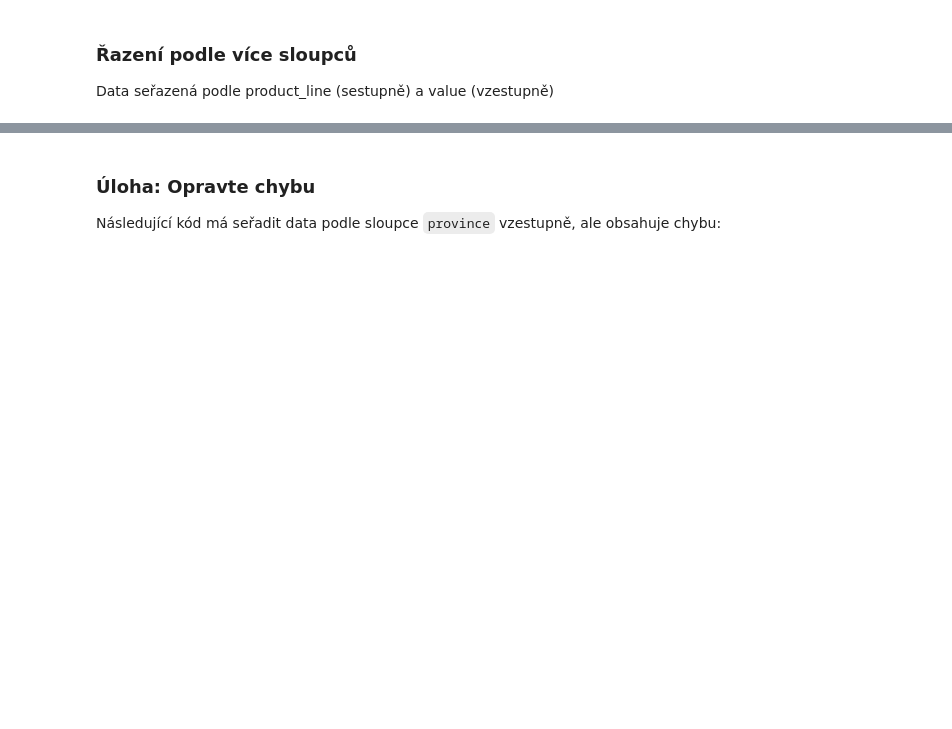
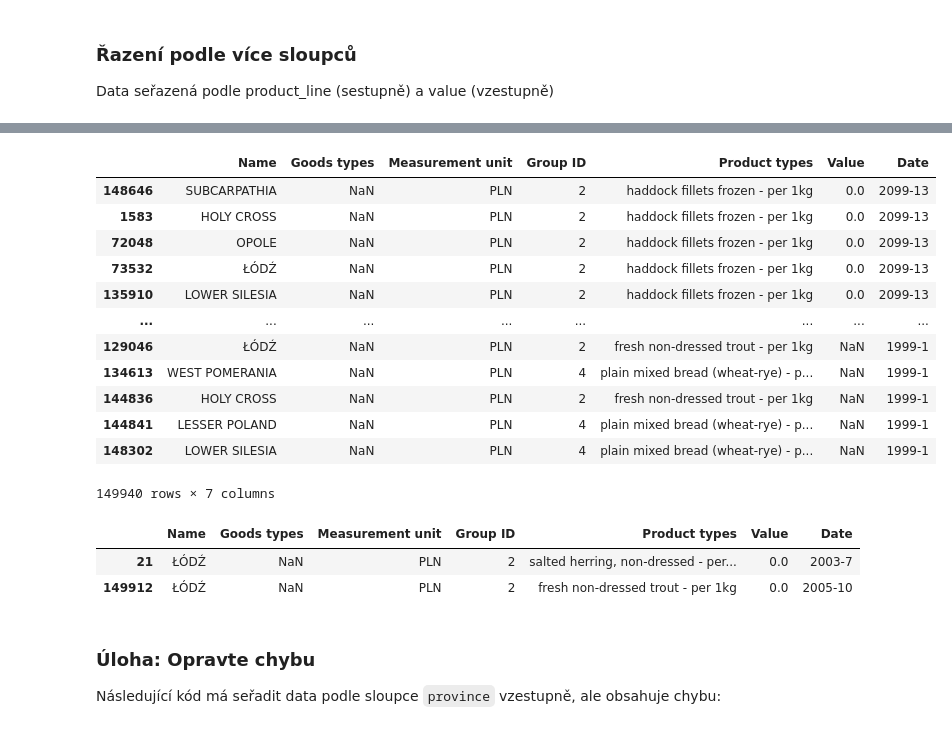
Before and after one commit to danakozakova/Python-CodersLab, a Jupyter notebook: Day_5/Day_5_02_Data_processing_part1_reseni.ipynb, the cells around one changed output, grey strips where cells are left out. Drawn from its saved outputs; the diff is of its cells as text; code cells hidden in the pictures; blank space fills up the shorter version.

```diff
--- a/Day_5/Day_5_02_Data_processing_part1_reseni.ipynb
+++ b/Day_5/Day_5_02_Data_processing_part1_reseni.ipynb
@@ -232,3 +383,19 @@ Data seřazená podle product_line (sestupně) a value (vzestupně)
+# %%
+df.sort_values(by = ['Value', 'Date'], ascending = [True, False])
+# %% [output]
+|  | Name | Goods types | Measurement unit | Group ID | Product types | Value | Date |
+| 148646 | SUBCARPATHIA | NaN | PLN | 2 | haddock fillets frozen - per 1kg | 0.0 | 2099-13 |
+| 1583 | HOLY CROSS | NaN | PLN | 2 | haddock fillets frozen - per 1kg | 0.0 | 2099-13 |
+| 72048 | OPOLE | NaN | PLN | 2 | haddock fillets frozen - per 1kg | 0.0 | 2099-13 |
+| 73532 | ŁÓDŹ | NaN | PLN | 2 | haddock fillets frozen - per 1kg | 0.0 | 2099-13 |
+| 135910 | LOWER SILESIA | NaN | PLN | 2 | haddock fillets frozen - per 1kg | 0.0 | 2099-13 |
+| ... | ... | ... | ... | ... | ... | ... | ... |
+| 129046 | ŁÓDŹ | NaN | PLN | 2 | fresh non-dressed trout - per 1kg | NaN | 1999-1 |
+| 134613 | WEST POMERANIA | NaN | PLN | 4 | plain mixed bread (wheat-rye) - p... | NaN | 1999-1 |
+| 144836 | HOLY CROSS | NaN | PLN | 2 | fresh non-dressed trout - per 1kg | NaN | 1999-1 |
+| 144841 | LESSER POLAND | NaN | PLN | 4 | plain mixed bread (wheat-rye) - p... | NaN | 1999-1 |
+| 148302 | LOWER SILESIA | NaN | PLN | 4 | plain mixed bread (wheat-rye) - p... | NaN | 1999-1 |
+149940 rows × 7 columns
 # %%
 # Řazení podle více sloupců s různým směrem
 df_multi_sorted = df.sort_values(
@@ -237,7 +404,11 @@ df_multi_sorted = df.sort_values(
     na_position='last' # NaN hodnoty na konec, 'first' by znamenalo na znamenalo na začátek
 )
 # %%
-df_multi_sorted
+df_multi_sorted.head(2)
+# %% [output]
+|  | Name | Goods types | Measurement unit | Group ID | Product types | Value | Date |
+| 21 | ŁÓDŹ | NaN | PLN | 2 | salted herring, non-dressed - per... | 0.0 | 2003-7 |
+| 149912 | ŁÓDŹ | NaN | PLN | 2 | fresh non-dressed trout - per 1kg | 0.0 | 2005-10 |
 # %% [markdown]
 ### Úloha: Opravte chybu
 
```
Also changed, not shown: parts of 45 cells of this notebook.
